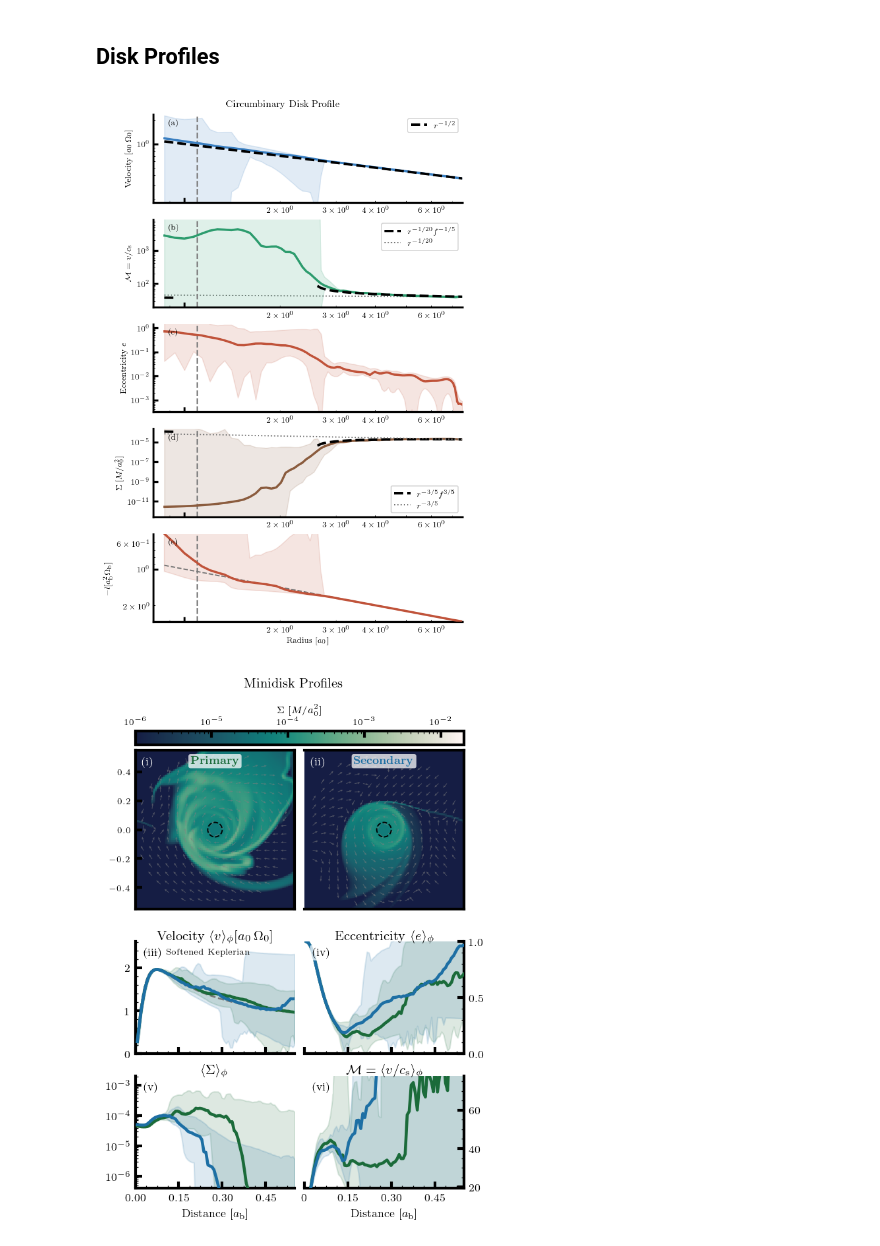
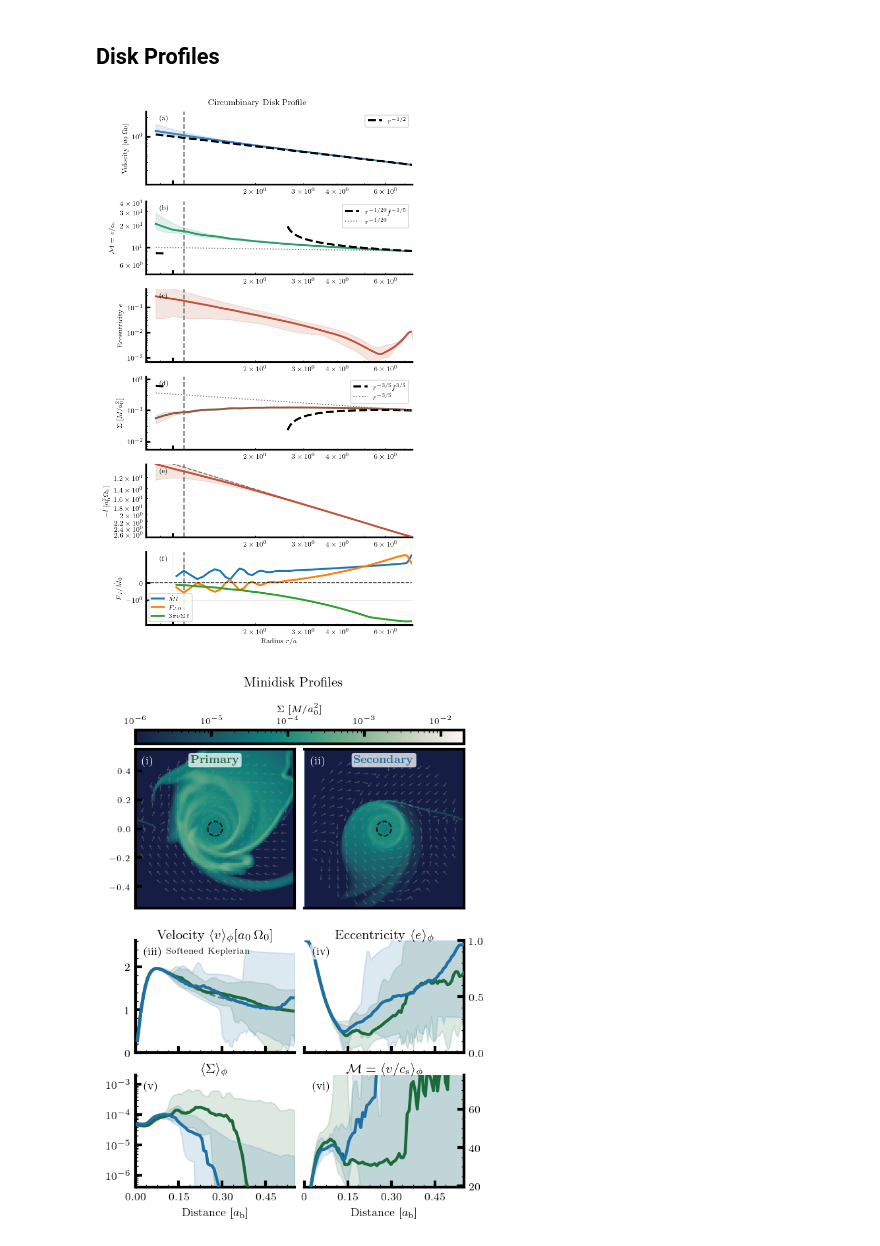
Before and after one commit to davidoneill00/sailfish, a Jupyter notebook: FancyPlotting.ipynb, the cells around one changed output. Saved outputs shown, nothing was run; the diff lists cells and outputs as text; code cells hidden in the pictures.

```diff
--- a/FancyPlotting.ipynb
+++ b/FancyPlotting.ipynb
@@ -670,7 +669,8 @@ plt.savefig('Mach20_Emission.png', bbox_inches='tight')
 # %%
 #chkpt      = load_checkpoint('/mnt/beegfs/haimagrp/david_oneill/sailfish/Retrograde/Sweeps/Mach20/n20000/chkpt.0400.pk')
 #chkpt      = load_checkpoint('/mnt/beegfs/haimagrp/david_oneill/sailfish/Retrograde/Fixed_e/e00Mach20/chkpt.0325.pk')
-chkpt      = load_checkpoint('/mnt/beegfs/haimagrp/david_oneill/sailfish/Retrograde/Fixed_e/e00Mach40/chkpt.0568.pk')
+#chkpt      = load_checkpoint('/mnt/beegfs/haimagrp/david_oneill/sailfish/Retrograde/Fixed_e/e00Mach40/chkpt.0568.pk')
+chkpt      = data[Names[3]]
 SS73       = chkpt["SS73"]
 mesh       = chkpt["mesh"]
 Sigma      = chkpt["solution"][:, :, 0].T
@@ -783,7 +783,7 @@ for i in range(len(RadialBins_md) - 1):
 G         = Sigma * vr       # mass flux density through circles (per area)
 dx, dy    = mesh.dx, mesh.dy
 dA        = dx * dy
-r_flat    = R.ravel()
+r_flat    = radius.ravel()
 G_flat    = G.ravel()
 vphi_flat = vphi.ravel()
 
@@ -801,14 +801,10 @@ for k in range(n_bins-1):
         mdot_ring[k] = -(G_flat[mask].sum() * dA) / dr  # ≈ - (1/dr) ∫_annulus Σ v_r dA
 
 mdot_ring_norm = mdot_ring / SS73.Mdot_inf
-title          = 'Mass Inflow Rate'
-savename       = 'MdotMap'
-
-
-alpha_visc    = chkpt['model_parameters']['alpha']
-P0_flat       = fields["pre"](prim).T.ravel()  # unscaled (code-unit) pressure
-FJ0_ring      = np.full(n_bins - 1, np.nan)
-FJ_total_ring = np.full(n_bins - 1, np.nan)
+alpha_visc     = chkpt['model_parameters']['alpha']
+P0_flat        = Pressure.T.ravel()  # unscaled (code-unit) pressure
+FJ0_ring       = np.full(n_bins - 1, np.nan)
+FJ_total_ring  = np.full(n_bins - 1, np.nan)
 
 for k in range(n_bins - 1):
     r0, r1 = r_bins[k], r_bins[k + 1]
@@ -838,10 +834,10 @@ ax2 = fig.add_subplot(gs[1])
 ax3 = fig.add_subplot(gs[2])
 ax4 = fig.add_subplot(gs[3])
 ax5 = fig.add_subplot(gs[4])
-#ax6 = fig.add_subplot(gs[5])
+ax6 = fig.add_subplot(gs[5])
 
 # --- shared log x-axis and clean spines on all panels ---
-for ax in (ax1, ax2, ax3, ax4, ax5):
+for ax in (ax1, ax2, ax3, ax4, ax5, ax6):
     ax.set_xscale('log')
     ax.set_yscale('log')
     ax.set_xlim([RadialBins[0], mesh.x1])
@@ -851,14 +847,14 @@ for ax in (ax1, ax2, ax3, ax4, ax5):
     ax.axvline(x=1.1, linestyle='dashed', c='grey')
 
 # suppress x tick labels on top rows
-for ax in (ax1, ax2, ax3, ax4, ax5):
+for ax in (ax1, ax2, ax3, ax4, ax5, ax6):
     ax.tick_params(labelbottom=False)
 
-ax5.set_xlabel(r'Radius $[a_0]$')
+ax6.set_xlabel(r'Radius $[a_0]$')
 
 
 # panel corner labels
-for ax, lbl in zip((ax1, ax2, ax3, ax4, ax5), 'abcdef'):
+for ax, lbl in zip((ax1, ax2, ax3, ax4, ax5, ax6), 'abcdefg'):
     ax.text(0.05, 0.95, f'({lbl})', transform=ax.transAxes, fontsize=8, fontweight='bold', va='top', zorder=4)
 
 f0 = np.array([(1 - 1.6 * np.sqrt(1/radi)) if np.sqrt(radi) > 1 else 1 for radi in Radius])
@@ -888,34 +884,64 @@ ax3.axhline(y=0, color=_c_ref, linestyle='dashed', linewidth=1.2, label=r'$e = 0
 ax3.fill_between(Radius, DiskStats['MinE'], DiskStats['MaxE'], color=_c_ecc, alpha=0.15, zorder=1)
 ax3.set_ylim([0.5 * np.min(DiskStats['MedianE']), 2 * np.max(DiskStats['MedianE'])])
 ax3.set_ylabel(r'Eccentricity $e$')
 
 # --- (d) Surface density ---
 Sigma_profile_l0 = Radius**(-3/5) * f0**0.6
 Sigma_profile_SS = Radius**(-3/5)
 SS73_coeff       = DiskStats['MedianD'][-1] / Radius[-1]**(-3/5)
 ax4.plot(Radius, DiskStats['MedianD'], color=_c_sigma, linewidth=2.2)
 ax4.plot(Radius, DiskStats['MedianD'][-1] * Sigma_profile_l0 / Sigma_profile_l0[-1], color='black', linestyle='dashed', linewidth=2.4, label=r'$r^{-3/5}f^{3/5}$', zorder=2)
 ax4.plot(Radius, DiskStats['MedianD'][-1] * Sigma_profile_SS / Sigma_profile_SS[-1], color=_c_ref, linestyle='dotted', linewidth=1.2, label=r'$r^{-3/5}$', zorder=2)
 ax4.fill_between(Radius, DiskStats['MinD'], DiskStats['MaxD'], color=_c_sigma, alpha=0.15, zorder=1)
 ax4.set_ylim([0.1 * np.min(DiskStats['MedianD']), 10 * np.max(DiskStats['MedianD'])])
 ax4.legend()
 ax4.set_ylabel(r'$\Sigma\;[M/a_0^2]$')
 ax4.set_yscale('log')
 
 
 KeplerianOmega = Radius**(1/2)
 ax5.plot(Radius, -np.array(DiskStats['Medianl']), color=_c_ecc, linewidth=2.2, zorder=3)
 ax5.plot(Radius, KeplerianOmega, color=_c_ref, linestyle='dashed', linewidth=1.2, label=r'$\Omega_\mathrm{K}$', zorder=2)
 ax5.fill_between(Radius, -np.array(DiskStats['Minl']), -np.array(DiskStats['Maxl']), color=_c_ecc, alpha=0.15, zorder=1)
 ax5.set_ylim([-np.min(DiskStats['Medianl']), -np.max(DiskStats['Medianl'])])
 ax5.set_ylabel(r'$-l~[a_\mathrm{b}^2\Omega_\mathrm{b}]$')
 
+
+# ax1.plot(r_centers, mdot_ring_norm, 'o-', color='tab:blue', markersize=3, linewidth=1.5, label=r'$\dot{M}(r)$')
+# ax1.axhline(y=0, color='k', linestyle='--', linewidth=1, alpha=0.5)
+# ax1.axhline(y=1, color='k', linestyle=':', linewidth=1, alpha=0.3)
+# ax1.set_ylabel(r'$\dot{M}/\dot{M}_0$')
+# ax1.legend(loc='best', fontsize=7)
+# ax1.set_yticks([-1, 0, 1, 2])
+# ax1.grid(True, alpha=0.3)
+# ax1.set_ylim([-2, 2])
+# ax1.tick_params(labelbottom=False)
+
+ax6.plot(r_centers, mdot_ring_norm * r_centers**0.5, color='tab:blue', linewidth=2.2, label=r'$\dot{M}l$')
+
+# Constant Angular Momentum Flux
+ax6.plot(r_centers, FJ0_ring_norm, color='tab:orange', linewidth=2.2, label=r'$F_{J,0}$')
+ax6.axhline(y=0, color='k', linestyle='--', linewidth=1, alpha=0.5)
+ax6.set_ylabel(r'$F_{J,0}/\dot{M}_0$')
+ax6.legend(loc='best', fontsize=7)
+ax6.grid(True, alpha=0.3)
+ax6.tick_params(labelbottom=False)
+
+# Total viscous flux
+ax6.plot(r_centers, FJ_total_ring_norm, color='tab:green', linewidth=2.2, label=r'$3\pi\nu\Sigma\,\ell$')
+ax6.axhline(y=0, color='k', linestyle='--', linewidth=1, alpha=0.5)
+ax6.set_xlabel(r'Radius $r/a$')
+ax6.set_ylabel(r'$F_J/\dot{M}_0$')
+ax6.legend(loc='best', fontsize=7)
+ax6.grid(True, alpha=0.3)
+ax6.set_yscale('symlog')
+
 fig.suptitle('Circumbinary Disk Profile')
 #
 plt.show()
 #plt.savefig(f"Axisymmetry.png", dpi=400, bbox_inches='tight')
 # %% [output]
-[figure, old version]
+[figure, new version]
 # %%
 
 
```
Also changed, not shown: parts of 2 cells of this notebook, 2 other files.
